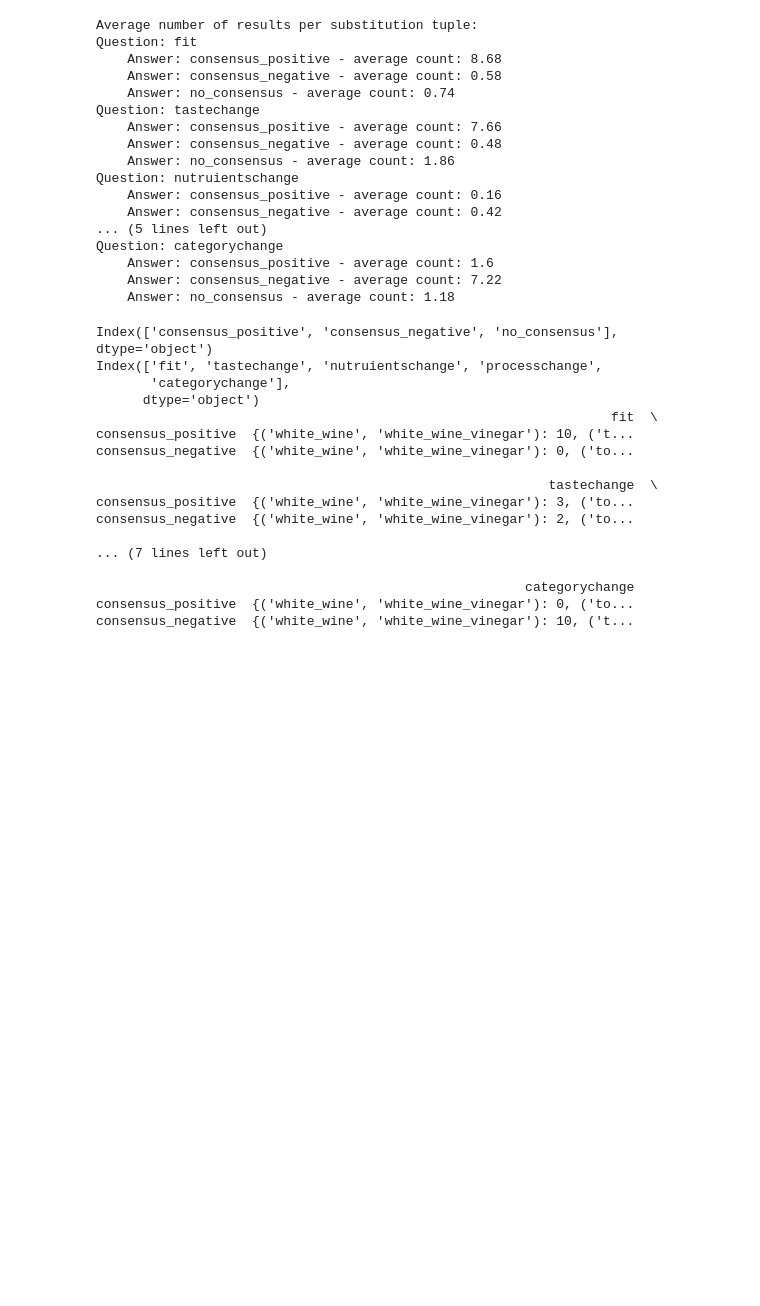
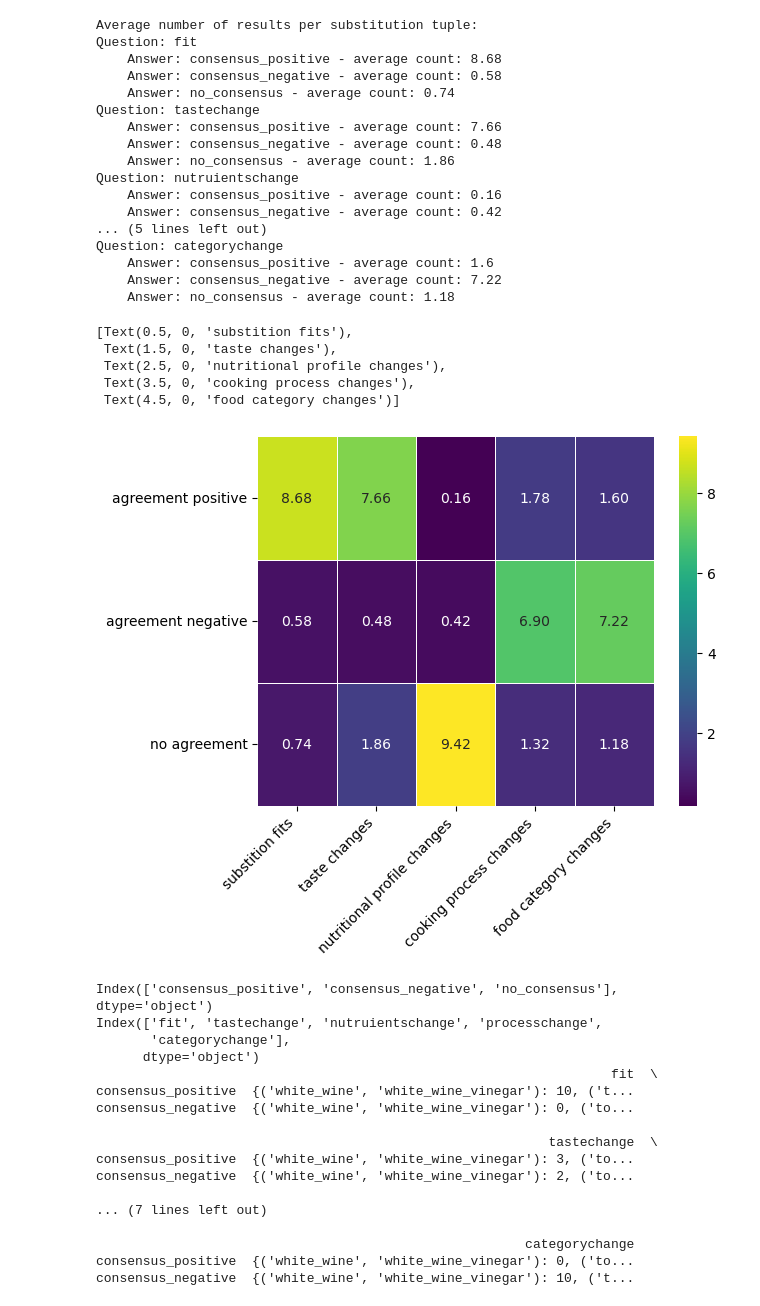
Before and after one commit to DavidSchimmel/statistical_ingredient_substitutions, a Jupyter notebook: survey_results_stats.ipynb, the cells around one changed output. Cells and saved outputs as stored; diff of their text form; code cells hidden in the pictures; blank space fills up the shorter version.

```diff
--- a/survey_results_stats.ipynb
+++ b/survey_results_stats.ipynb
@@ -337,6 +372,23 @@ Question: categorychange
     Answer: consensus_positive - average count: 1.6
     Answer: consensus_negative - average count: 7.22
     Answer: no_consensus - average count: 1.18
+# %%
+df_avg_ans_per_sub_tpl = pd.DataFrame(avg_answ_per_sub_tuple)
+heatmap = sns.heatmap(df_avg_ans_per_sub_tpl, cmap='viridis', annot=True, fmt='.2f', linewidths=.5)
+
+new_x_labels = ['substition fits', 'taste changes', 'nutritional profile changes', "cooking process changes", "food category changes"]
+heatmap.set_xticklabels(new_x_labels)
+
+new_y_labels = ['agreement positive', 'agreement negative', 'no agreement']
+heatmap.set_yticklabels(new_y_labels)
+heatmap.set_xticklabels(heatmap.get_xticklabels(), rotation=45, ha='right')
+# %% [output]
+[Text(0.5, 0, 'substition fits'),
+ Text(1.5, 0, 'taste changes'),
+ Text(2.5, 0, 'nutritional profile changes'),
+ Text(3.5, 0, 'cooking process changes'),
+ Text(4.5, 0, 'food category changes')]
+[figure, added]
 # %%
 binary_questions = ['fit', 'tastechange', 'nutruientschange', 'processchange', 'categorychange']
 n_expected_answers = 10
```
Also changed, not shown: parts of 9 cells of this notebook.
